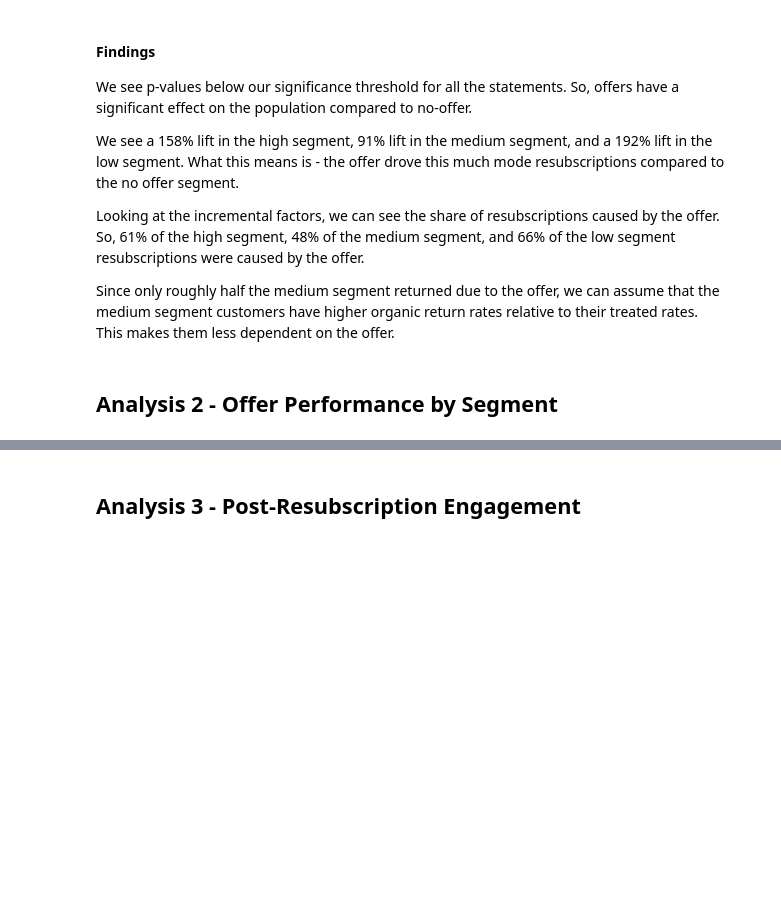
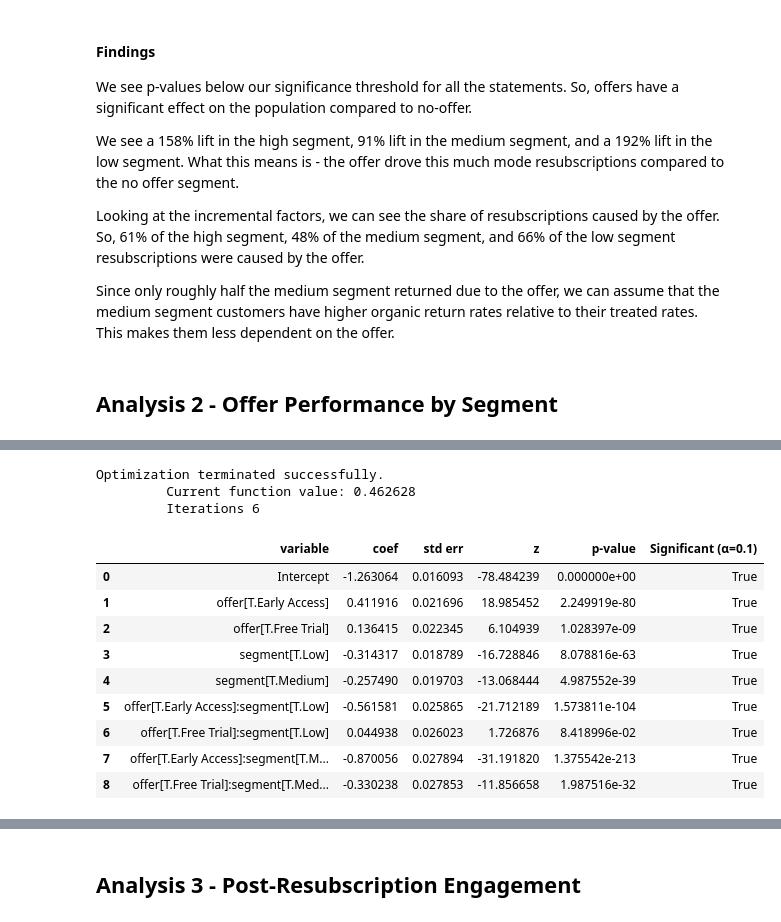
Before and after one commit to DivyaSharma0795/streaming-campaign-measurement, a Jupyter notebook: notebooks/03_Analysis.ipynb, the cells around one changed output, grey strips where cells are left out. Cells and saved outputs as stored; diff of their text form; code cells hidden in the pictures; blank space fills up the shorter version.

Commit message:
Test analysis

```diff
--- a/notebooks/03_Analysis.ipynb
+++ b/notebooks/03_Analysis.ipynb
@@ -365,0 +407,4 @@ Since only roughly half the medium segment returned due to the offer, we can ass
+# %%
+# Creating a df for this specific analysis
+test_analysis_df = responses[responses['offer'] != 'Control'][['customer_id','segment','offer','resubscribed_promo']].copy()
+test_analysis_df.sample(5)
@@ -365,0 +427,37 @@ Since only roughly half the medium segment returned due to the offer, we can ass
+# %%
+# Building the model - Our outcome is binary (resubscribed or not), and we have a mix of segments that we sent offers to and whether or not they were targeted.
+formula = (
+    'resubscribed_promo ~ offer * segment'
+)
+y, X = dmatrices(formula, test_analysis_df, return_type='dataframe')
+
+model = sm.Logit(y, X).fit()
+# %% [output]
+Optimization terminated successfully.
+         Current function value: 0.462628
+         Iterations 6
+# %%
+# Creating a dataframe with the model results
+summary_df = pd.DataFrame({
+    'variable': model.params.index,
+    'coef': model.params.values,
+    'std err': model.bse.values,
+    'z': model.tvalues.values,
+    'p-value': model.pvalues.values
+})
+
+# Add significance column
+summary_df['Significant (α=0.1)'] = summary_df['p-value'] < 0.1
+
+summary_df
+# %% [output]
+|  | variable | coef | std err | z | p-value | Significant (α=0.1) |
+| 0 | Intercept | -1.263064 | 0.016093 | -78.484239 | 0.000000e+00 | True |
+| 1 | offer[T.Early Access] | 0.411916 | 0.021696 | 18.985452 | 2.249919e-80 | True |
+| 2 | offer[T.Free Trial] | 0.136415 | 0.022345 | 6.104939 | 1.028397e-09 | True |
+| 3 | segment[T.Low] | -0.314317 | 0.018789 | -16.728846 | 8.078816e-63 | True |
+| 4 | segment[T.Medium] | -0.257490 | 0.019703 | -13.068444 | 4.987552e-39 | True |
+| 5 | offer[T.Early Access]:segment[T.Low] | -0.561581 | 0.025865 | -21.712189 | 1.573811e-104 | True |
+| 6 | offer[T.Free Trial]:segment[T.Low] | 0.044938 | 0.026023 | 1.726876 | 8.418996e-02 | True |
+| 7 | offer[T.Early Access]:segment[T.M... | -0.870056 | 0.027894 | -31.191820 | 1.375542e-213 | True |
+| 8 | offer[T.Free Trial]:segment[T.Med... | -0.330238 | 0.027853 | -11.856658 | 1.987516e-32 | True |
```
Also changed, not shown: parts of 19 cells of this notebook.
